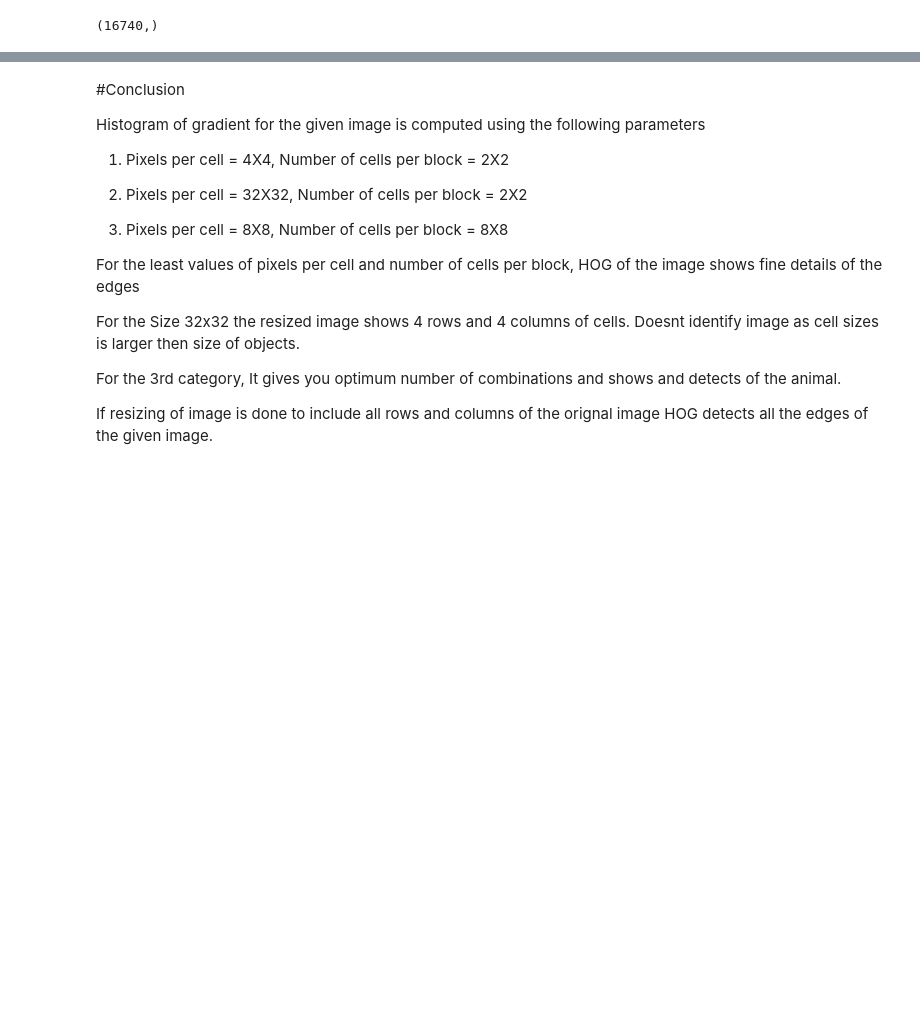
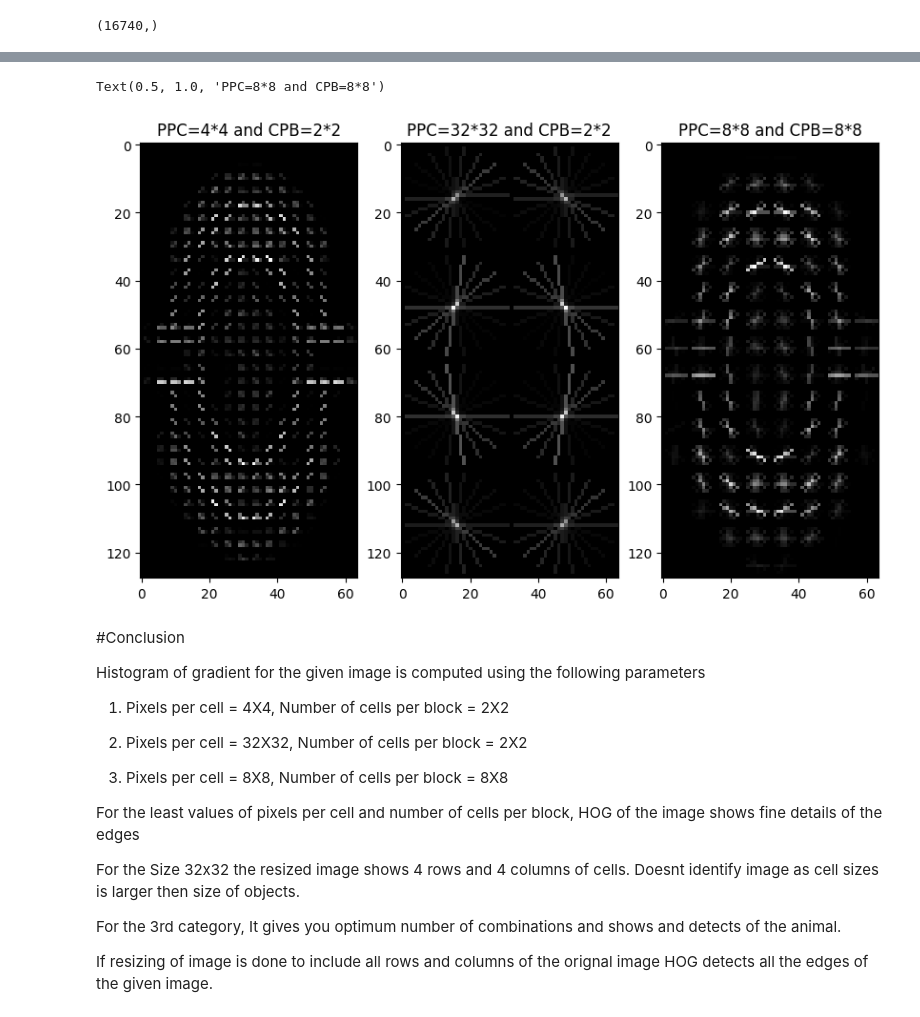
Before and after one commit to ChintzRuparel/Computer-Vision, a Jupyter notebook: Experiment3.ipynb, the cells around one changed output, grey strips where cells are left out. Cells and saved outputs as stored; diff of their text form; code cells hidden in the pictures; blank space fills up the shorter version.

```diff
--- a/Experiment3.ipynb
+++ b/Experiment3.ipynb
@@ -70,3 +99,17 @@ Text(0.5, 1.0, 'PPC=8*8 and CPB=8*8')
+# %%
+plt.figure(figsize=(10,10))
+plt.subplot(1,3,1)
+plt.imshow(img_v,cmap='gray')
+plt.title('PPC=4*4 and CPB=2*2')
+plt.subplot(1,3,2)
+plt.imshow(img_v2,cmap='gray')
+plt.title('PPC=32*32 and CPB=2*2')
+plt.subplot(1,3,3)
+plt.imshow(img_v3,cmap='gray')
+plt.title('PPC=8*8 and CPB=8*8')
+# %% [output]
+Text(0.5, 1.0, 'PPC=8*8 and CPB=8*8')
+[figure, added]
 # %% [markdown]
 #Conclusion
 
```
Also changed, not shown: parts of 7 cells of this notebook.
